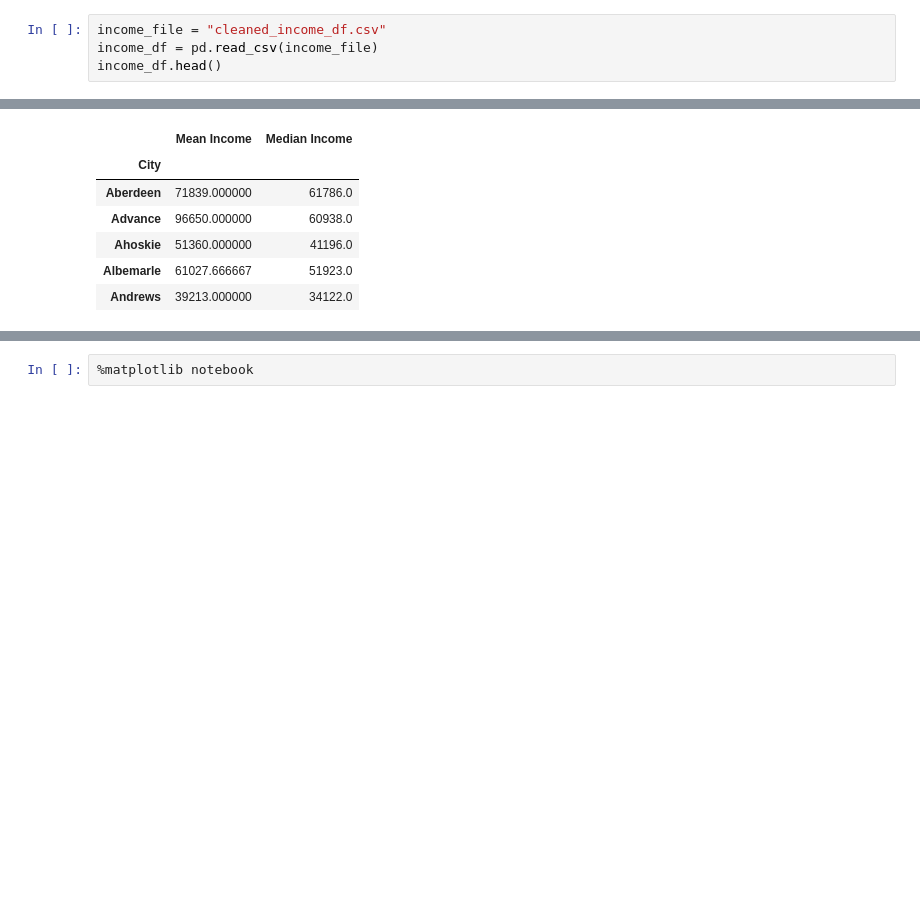
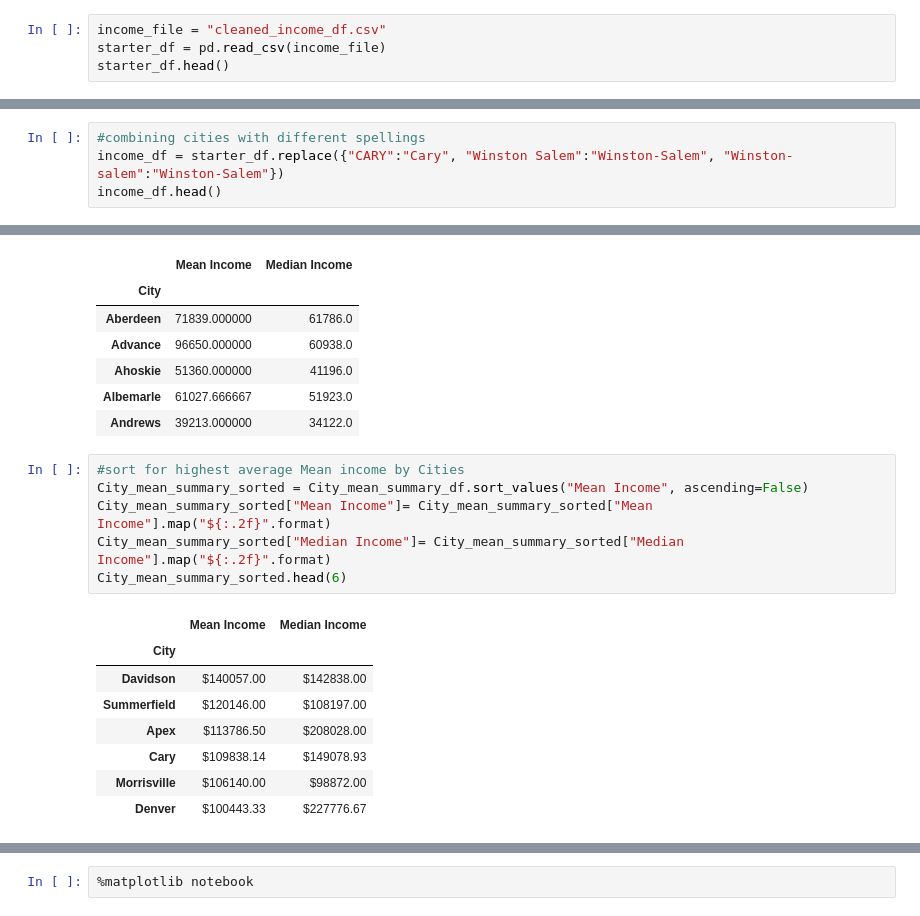
Before and after one commit to AnaLindaPenny/project-one, a Jupyter notebook: Resources/Income Analysis.ipynb, the cells around one changed output, grey strips where cells are left out. Cells and saved outputs as stored; diff of their text form; blank space fills up the shorter version.

Commit message:
updated income analysis file and images

```diff
--- a/Resources/Income Analysis.ipynb
+++ b/Resources/Income Analysis.ipynb
@@ -9,8 +9,8 @@ import matplotlib.pyplot as plt
 import numpy as np
 # %%
 income_file = "cleaned_income_df.csv"
-income_df = pd.read_csv(income_file)
-income_df.head()
+starter_df = pd.read_csv(income_file)
+starter_df.head()
 # %% [output]
 |  | State_ab | County | City | Type | Zip_Code | Lat | Lon | Mean | Median | Stdev |
 | 0 | AL | Mobile County | Chickasaw | City | 36611 | 30.771450 | -88.079697 | 38773 | 30506 | 33101 |
@@ -18,3 +18,7 @@ income_df.head()
 | 2 | AL | Shelby County | Columbiana | City | 35051 | 33.191452 | -86.615618 | 54606 | 31930 | 57348 |
 | 3 | AL | Mobile County | Satsuma | City | 36572 | 30.874343 | -88.009442 | 63919 | 52814 | 47707 |
 | 4 | AL | Mobile County | Dauphin Island | Town | 36528 | 30.250913 | -88.171268 | 77948 | 67225 | 54270 |
+# %%
+#combining cities with different spellings
+income_df = starter_df.replace({"CARY":"Cary", "Winston Salem":"Winston-Salem", "Winston-salem":"Winston-Salem"})
+income_df.head()
@@ -148,3 +159,18 @@ City_mean_summary_df.head()
 | Ahoskie | 51360.000000 | 41196.0 |
 | Albemarle | 61027.666667 | 51923.0 |
 | Andrews | 39213.000000 | 34122.0 |
+# %%
+#sort for highest average Mean income by Cities
+City_mean_summary_sorted = City_mean_summary_df.sort_values("Mean Income", ascending=False)
+City_mean_summary_sorted["Mean Income"]= City_mean_summary_sorted["Mean Income"].map("${:.2f}".format)
+City_mean_summary_sorted["Median Income"]= City_mean_summary_sorted["Median Income"].map("${:.2f}".format)
+City_mean_summary_sorted.head(6)
+# %% [output]
+|  | Mean Income | Median Income |
+| City |  |  |
+| Davidson | $140057.00 | $142838.00 |
+| Summerfield | $120146.00 | $108197.00 |
+| Apex | $113786.50 | $208028.00 |
+| Cary | $109838.14 | $149078.93 |
+| Morrisville | $106140.00 | $98872.00 |
+| Denver | $100443.33 | $227776.67 |
```
Also changed, not shown: parts of 5 cells of this notebook, 3 other files.
